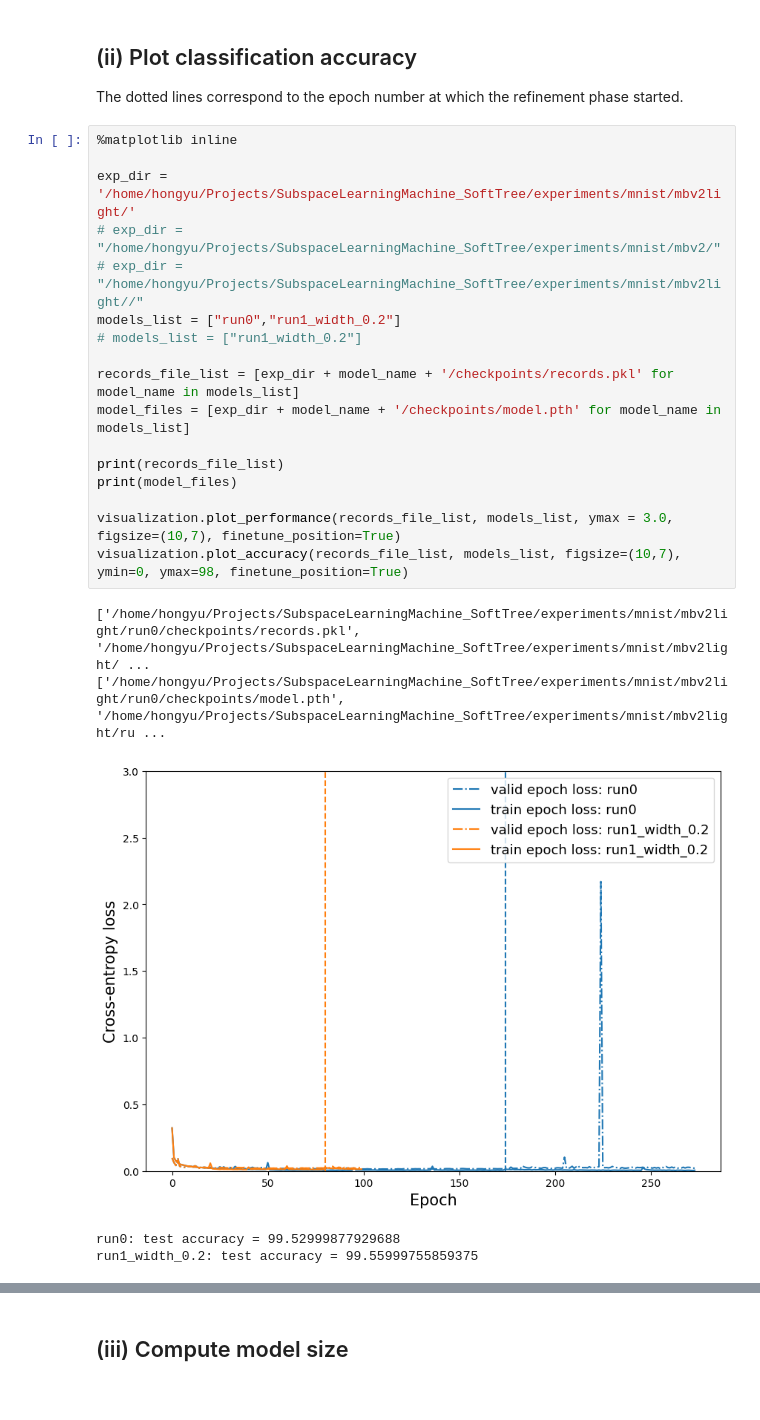
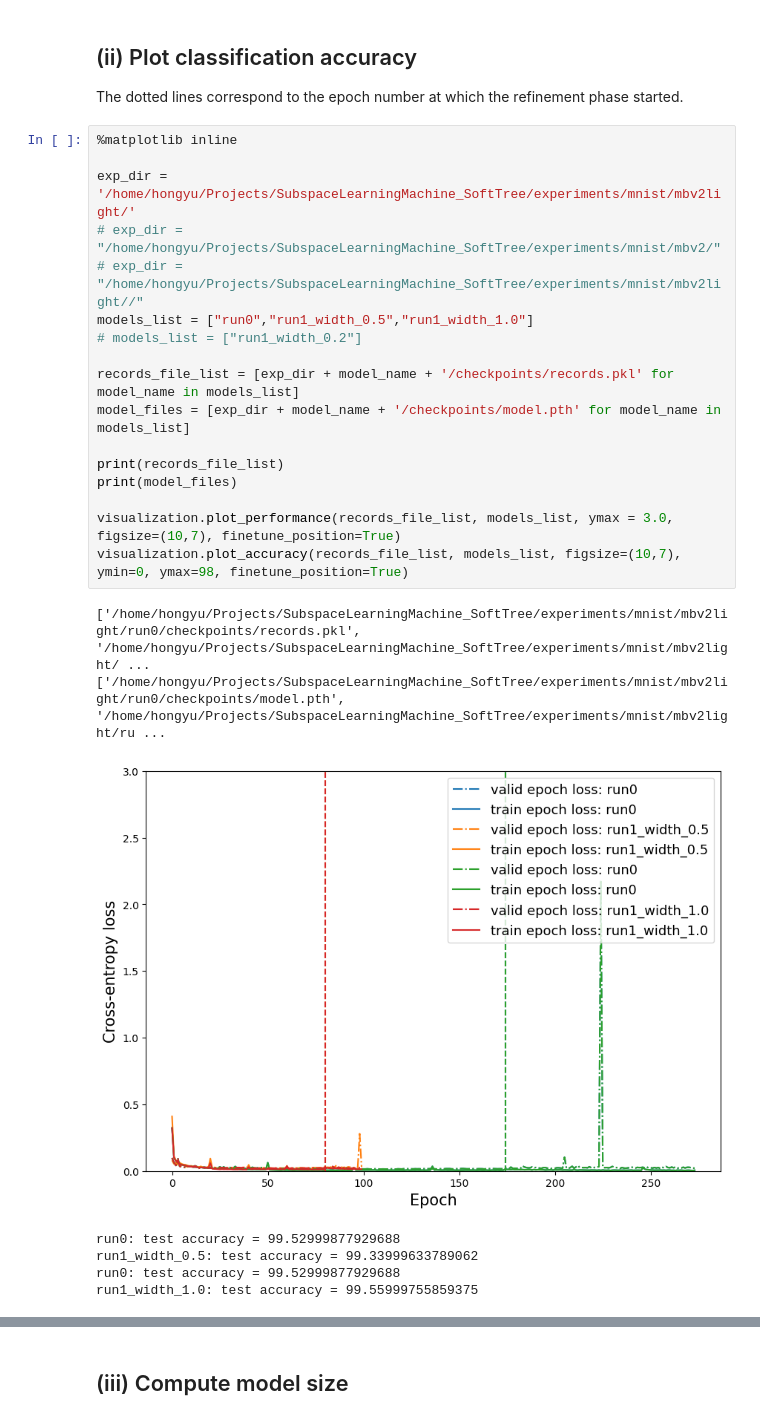
Before and after one commit to ChuniHiro/SubspaceLearningMachine_SoftTree, a Jupyter notebook: examples/evaluation_mnist.ipynb, the cells around one changed output, grey strips where cells are left out. Saved outputs shown, nothing was run; the diff lists cells and outputs as text.

```diff
--- a/examples/evaluation_mnist.ipynb
+++ b/examples/evaluation_mnist.ipynb
@@ -14,23 +14,25 @@ The dotted lines correspond to the epoch number at which the refinement phase st
 # %%
 %matplotlib inline
 
 exp_dir = '/home/hongyu/Projects/SubspaceLearningMachine_SoftTree/experiments/mnist/mbv2light/'
 # exp_dir = "/home/hongyu/Projects/SubspaceLearningMachine_SoftTree/experiments/mnist/mbv2/"
 # exp_dir = "/home/hongyu/Projects/SubspaceLearningMachine_SoftTree/experiments/mnist/mbv2light//"
-models_list = ["run0","run1_width_0.2"]
+models_list = ["run0","run1_width_0.5","run1_width_1.0"]
 # models_list = ["run1_width_0.2"]
 
 records_file_list = [exp_dir + model_name + '/checkpoints/records.pkl' for model_name in models_list]
 model_files = [exp_dir + model_name + '/checkpoints/model.pth' for model_name in models_list]
 
 print(records_file_list)
 print(model_files)
 
 visualization.plot_performance(records_file_list, models_list, ymax = 3.0, figsize=(10,7), finetune_position=True)
 visualization.plot_accuracy(records_file_list, models_list, figsize=(10,7), ymin=0, ymax=98, finetune_position=True)
 # %% [output]
 ['/home/hongyu/Projects/SubspaceLearningMachine_SoftTree/experiments/mnist/mbv2light/run0/checkpoints/records.pkl', '/home/hongyu/Projects/SubspaceLearningMachine_SoftTree/experiments/mnist/mbv2light/ ...
 ['/home/hongyu/Projects/SubspaceLearningMachine_SoftTree/experiments/mnist/mbv2light/run0/checkpoints/model.pth', '/home/hongyu/Projects/SubspaceLearningMachine_SoftTree/experiments/mnist/mbv2light/ru ...
-[figure, old version]
+[figure, new version]
 run0: test accuracy = 99.52999877929688
-run1_width_0.2: test accuracy = 99.55999755859375
+run1_width_0.5: test accuracy = 99.33999633789062
+run0: test accuracy = 99.52999877929688
+run1_width_1.0: test accuracy = 99.55999755859375
```
Also changed, not shown: parts of 4 cells of this notebook.
